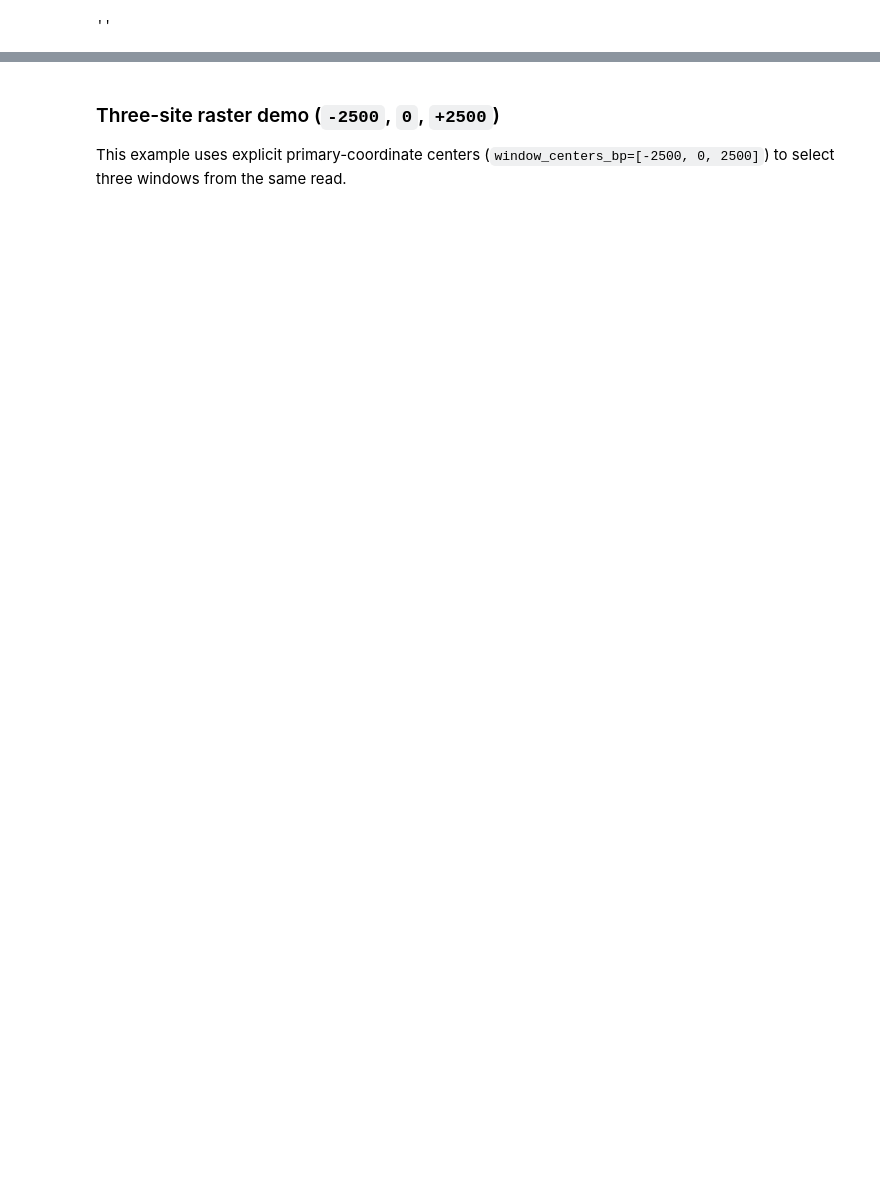
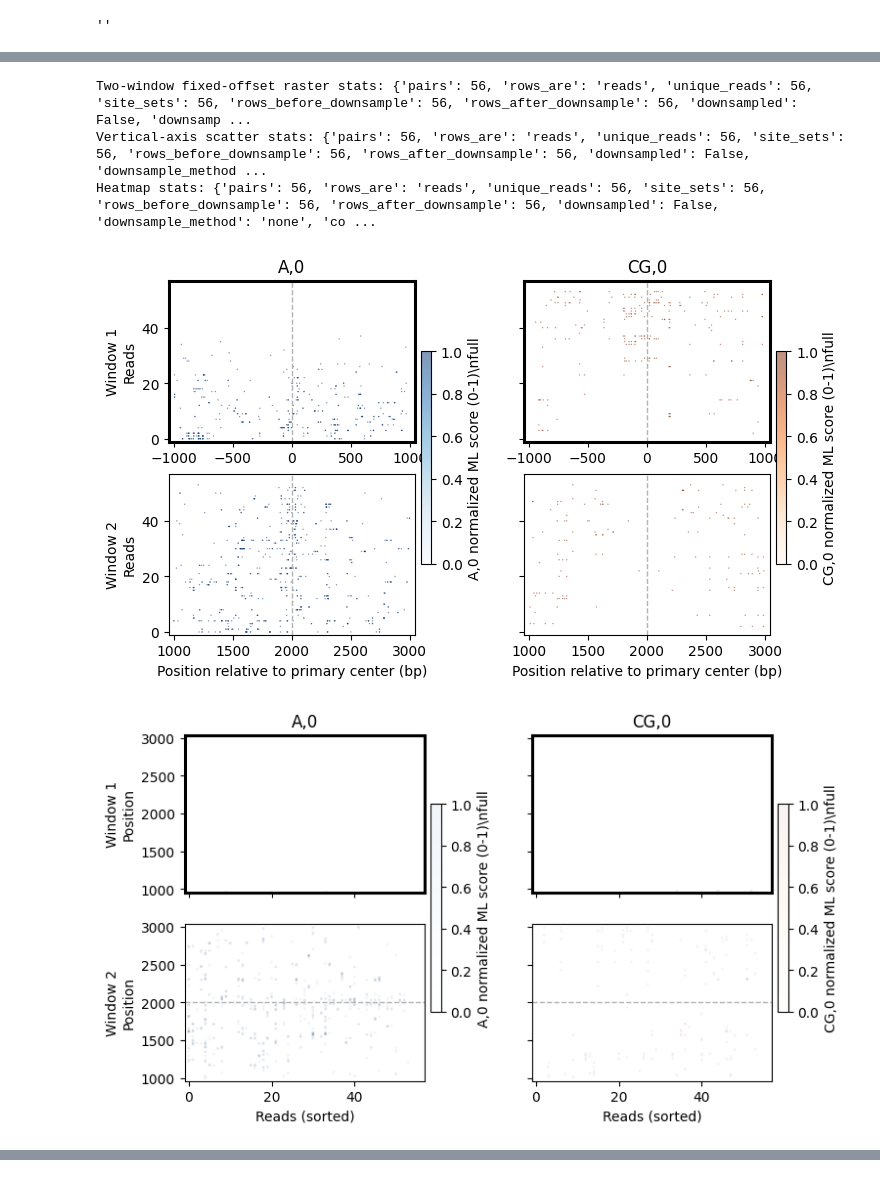
Before and after one commit to streetslab/dimelo, a Jupyter notebook: dimelo_test.ipynb, the cells around one changed output, grey strips where cells are left out. Cells and saved outputs as stored; diff of their text form; code cells hidden in the pictures; blank space fills up the shorter version.

Commit message:
Refactor multisite raster selection

```diff
--- a/dimelo_test.ipynb
+++ b/dimelo_test.ipynb
@@ -1859,30 +2052,53 @@ plot_enrichment_profile.by_modification(
 raster_render_mode = "scatter"  # "scatter" | "heatmap"
 raster_render_values = "raw"    # "auto" | "raw" | "smoothed"
 raster_axis_orientation = "position_x"  # "position_x" | "position_y"
+raster_coordinate_mode = "relative_to_primary"  # "relative_to_primary" | "local_window"
+raster_max_rows = 500  # cap displayed reads; set None to show all
+raster_downsample_method = "auto"  # "auto" | "uniform" | "random" | "bin_mean"
+raster_downsample_seed = 42  # used when downsample_method="random"
 raster_plot_all_motifs = True
 raster_second_site_offset_bp = 2000
 raster_window_width_bp = 2000
-raster_window_match_tolerance_bp = 800
 
 # Optional motif-specific ML thresholds for thresholded motif-color rendering.
 # Set to None to use continuous ML-score coloring (default behavior).
 raster_ml_thresholds = None  # example: [0.70, 0.80]
 raster_motif_colors = ["#1f77b4", "#ff7f0e"]
 
-# Sorting controls (rich ordering options)
-# sort_by: "mod_fraction" | "cluster" | "window_center" | "read_name" | "region_start" | "read_length" | "none"
-raster_sort_by = "mod_fraction"
+# Sorting controls. Window 1 is the primary window for the two-site wrapper.
+raster_sort_by = "mod_fraction"  # "mod_fraction" | "cluster" | "window_center" | "read_name" | "region_start" | "read_length" | "none"
 raster_sort_window_index = 0
 raster_sort_descending = True
 
 show_vertical_axis_variant = True
 show_heatmap_variant = True
 
+
+def _raster_stats_brief(stats):
+    keys = [
+        "pairs",
+        "rows_are",
+        "unique_reads",
+        "site_sets",
+        "rows_before_downsample",
+        "rows_after_downsample",
+        "downsampled",
+        "downsample_method",
+        "coordinate_mode",
+        "selection_mode",
+        "window_offsets_bp",
+        "window_widths_bp",
+        "ml_score_thresholds",
+    ]
+    brief = {key: stats.get(key) for key in keys if key in stats}
+    brief["observed_offsets_bp"] = stats.get("observed_window_center_offsets_summary_bp")
+    brief["site_selection"] = stats.get("site_selection")
+    return brief
+
 fig, stats = cluster.plot_two_site_read_raster(
     read_windows=rw_multi,
     second_site_offset_bp=raster_second_site_offset_bp,
     window_width_bp=raster_window_width_bp,
-    window_match_tolerance_bp=raster_window_match_tolerance_bp,
     motif_index=0,
     motif_count=2,
     plot_all_motifs=raster_plot_all_motifs,
@@ -1894,20 +2110,23 @@ fig, stats = cluster.plot_two_site_read_raster(
     render_values=raster_render_values,
     scatter_color_values="ml_score",
     axis_orientation=raster_axis_orientation,
+    coordinate_mode=raster_coordinate_mode,
     sort_by=raster_sort_by,
     sort_window_index=raster_sort_window_index,
     sort_descending=raster_sort_descending,
     scatter_size=1,
     scatter_alpha=0.5,
+    max_rows=raster_max_rows,
+    downsample_method=raster_downsample_method,
+    downsample_seed=raster_downsample_seed,
 )
-print("Two-window raster stats:", stats)
+print("Two-window fixed-offset raster stats:", _raster_stats_brief(stats))
 
 if show_vertical_axis_variant:
     fig_vert, stats_vert = cluster.plot_two_site_read_raster(
         read_windows=rw_multi,
         second_site_offset_bp=raster_second_site_offset_bp,
         window_width_bp=raster_window_width_bp,
-        window_match_tolerance_bp=raster_window_match_tolerance_bp,
         motif_index=0,
         motif_count=2,
         plot_all_motifs=raster_plot_all_motifs,
@@ -1918,34 +2137,46 @@ if show_vertical_axis_variant:
         render_mode="scatter",
         render_values="raw",
         scatter_color_values="ml_score",
         axis_orientation="position_y",
+        coordinate_mode=raster_coordinate_mode,
         sort_by=raster_sort_by,
         sort_window_index=raster_sort_window_index,
         sort_descending=raster_sort_descending,
         scatter_size=4,
         scatter_alpha=0.05,
+        max_rows=raster_max_rows,
+        downsample_method=raster_downsample_method,
+        downsample_seed=raster_downsample_seed,
     )
-    print("Vertical-axis scatter stats:", stats_vert)
+    print("Vertical-axis scatter stats:", _raster_stats_brief(stats_vert))
 
 if show_heatmap_variant:
     fig_hm, stats_hm = cluster.plot_two_site_read_raster(
         read_windows=rw_multi,
         second_site_offset_bp=raster_second_site_offset_bp,
         window_width_bp=raster_window_width_bp,
-        window_match_tolerance_bp=raster_window_match_tolerance_bp,
         motif_index=0,
         motif_count=2,
         plot_all_motifs=raster_plot_all_motifs,
         motif_labels=["A,0", "CG,0"],
         smoothing="gaussian",
         render_mode="heatmap",
         render_values="smoothed",
         smooth_sigma_bp=7,
         smooth_win=21,
         axis_orientation="position_x",
+        coordinate_mode=raster_coordinate_mode,
         sort_by=raster_sort_by,
         sort_window_index=raster_sort_window_index,
         sort_descending=raster_sort_descending,
+        max_rows=raster_max_rows,
+        downsample_method="bin_mean",
+        downsample_seed=raster_downsample_seed,
     )
-    print("Heatmap variant stats:", stats_hm)
-    print("Smoothing note: gaussian smoothing is applied independently within each read along the position axis; rows (reads) are not smoothed together.")
+    print("Heatmap stats:", _raster_stats_brief(stats_hm))
+# %% [output]
+Two-window fixed-offset raster stats: {'pairs': 56, 'rows_are': 'reads', 'unique_reads': 56, 'site_sets': 56, 'rows_before_downsample': 56, 'rows_after_downsample': 56, 'downsampled': False, 'downsamp ...
+Vertical-axis scatter stats: {'pairs': 56, 'rows_are': 'reads', 'unique_reads': 56, 'site_sets': 56, 'rows_before_downsample': 56, 'rows_after_downsample': 56, 'downsampled': False, 'downsample_method ...
+Heatmap stats: {'pairs': 56, 'rows_are': 'reads', 'unique_reads': 56, 'site_sets': 56, 'rows_before_downsample': 56, 'rows_after_downsample': 56, 'downsampled': False, 'downsample_method': 'none', 'co ...
+[figure, added]
+[figure, added]
@@ -1952,4 +2183,0 @@ if show_heatmap_variant:
-# %% [markdown]
-### Three-site raster demo (`-2500`, `0`, `+2500`)
-
-This example uses explicit primary-coordinate centers (`window_centers_bp=[-2500, 0, 2500]`) to select three windows from the same read.
```
Also changed, not shown: parts of 55 cells of this notebook, 4 other files.
